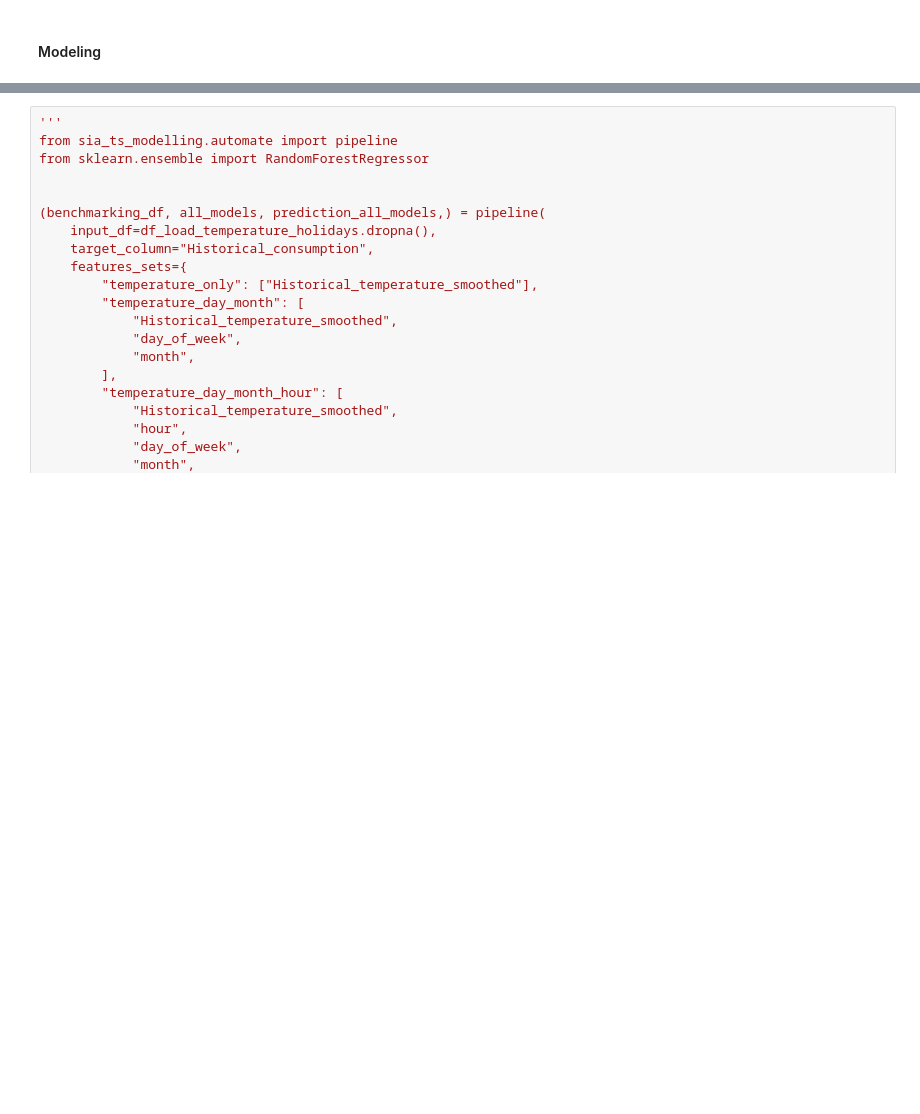
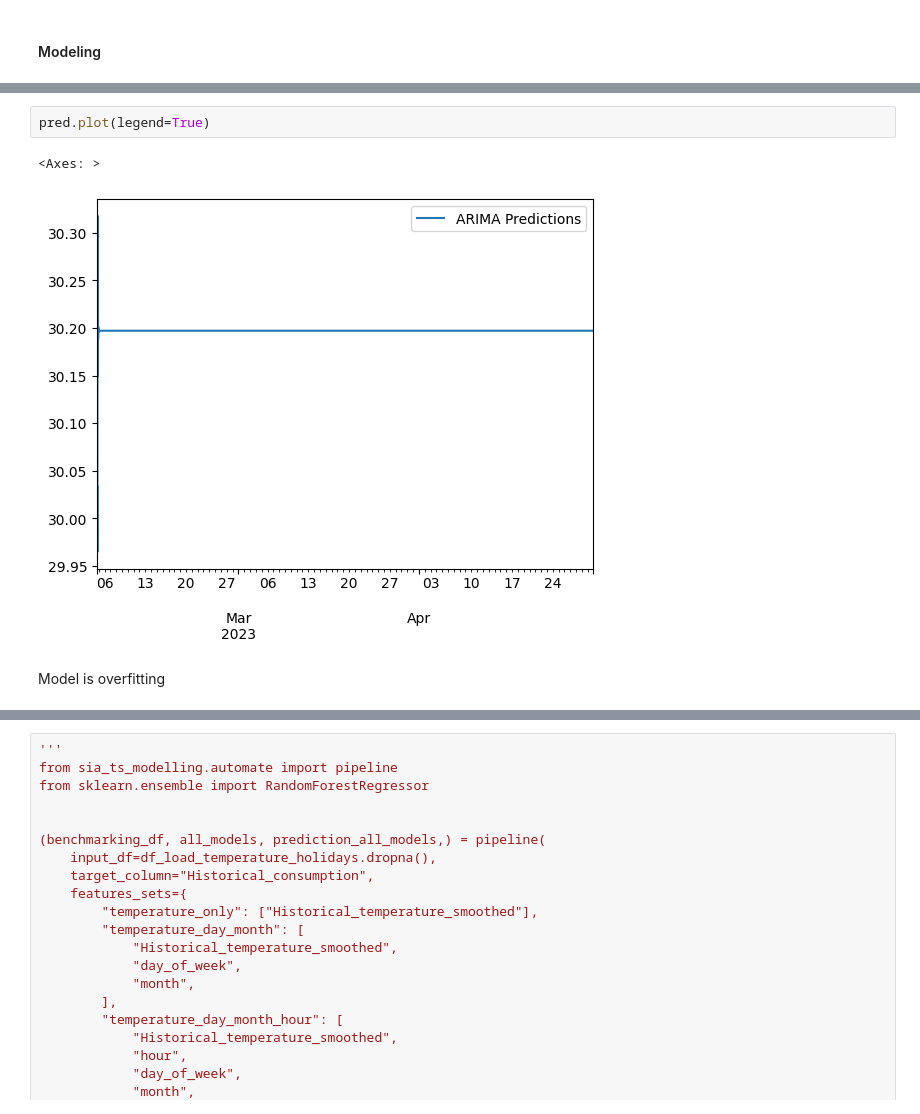
Before and after one commit to khadija267/Load-Time-Series-Forecasting, a Jupyter notebook: lsc_load_prediction.ipynb, the cells around one changed output, grey strips where cells are left out. Drawn from its saved outputs; the diff is of its cells as text; blank space fills up the shorter version.

```diff
--- a/lsc_load_prediction.ipynb
+++ b/lsc_load_prediction.ipynb
@@ -462,0 +515,7 @@ The cutoff period is 2023-02-04 18:15
+# %%
+pred.plot(legend=True)
+# %% [output]
+<Axes: >
+[figure, added]
+# %% [markdown]
+Model is overfitting
```
Also changed, not shown: parts of 41 cells of this notebook.
